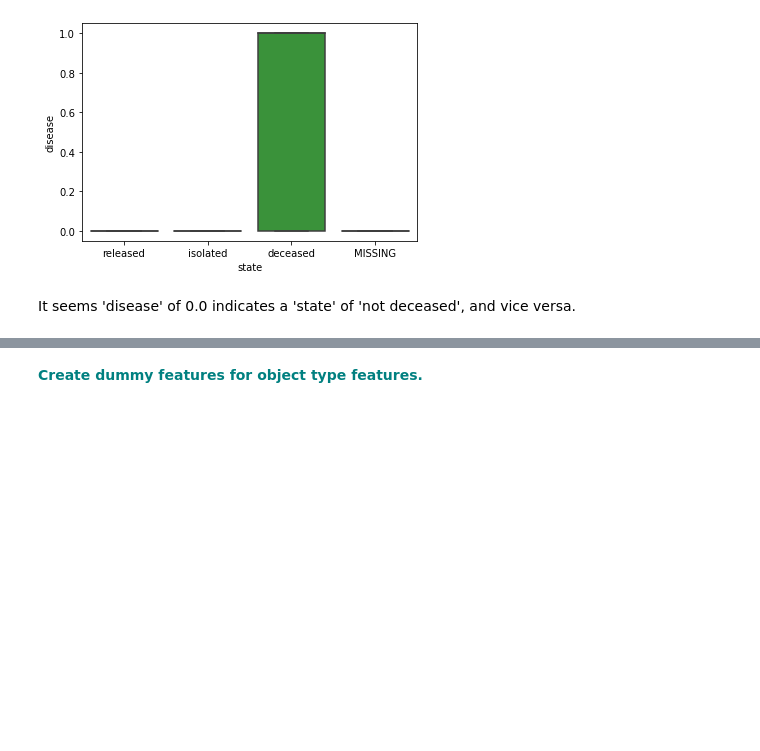
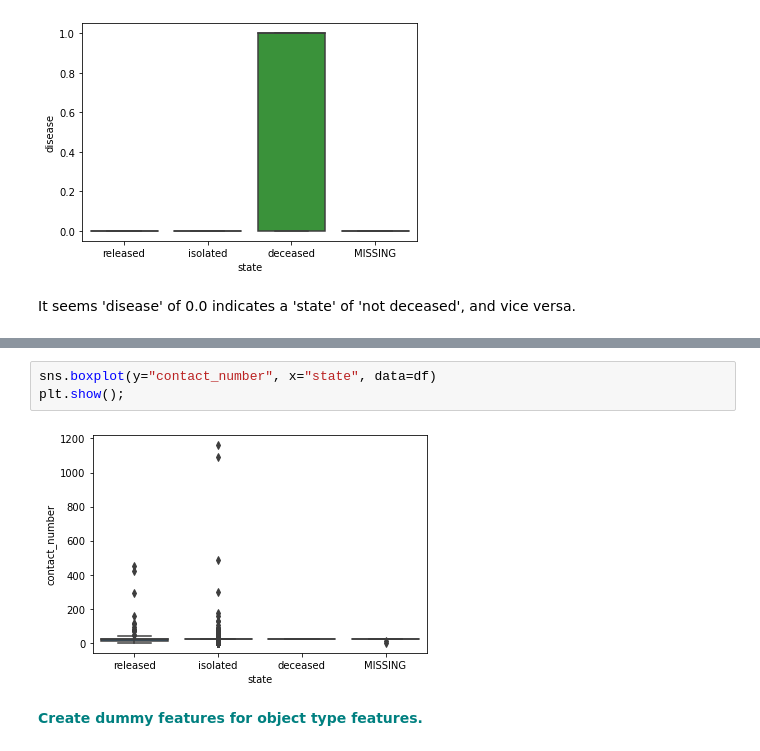
Before and after one commit to kstoudt/Springboard, a Jupyter notebook: 14. Supervised Learning/14.4 Random Forest Covid Case Study/RandomForest_casestudy_covid19.ipynb, the cells around one changed output, grey strips where cells are left out. Saved outputs shown, nothing was run; the diff lists cells and outputs as text; blank space fills up the shorter version.

```diff
--- a/14. Supervised Learning/14.4 Random Forest Covid Case Study/RandomForest_casestudy_covid19.ipynb
+++ b/14. Supervised Learning/14.4 Random Forest Covid Case Study/RandomForest_casestudy_covid19.ipynb
@@ -379,3 +389,8 @@ It seems 'disease' of 0.0 indicates a 'state' of 'not deceased', and vice versa.
+# %%
+sns.boxplot(y="contact_number", x="state", data=df)
+plt.show();
+# %% [output]
+[figure, added]
 # %% [markdown]
 **<font color='teal'> Create dummy features for object type features. </font>**
 # %%
```
Also changed, not shown: parts of 4 cells of this notebook.
